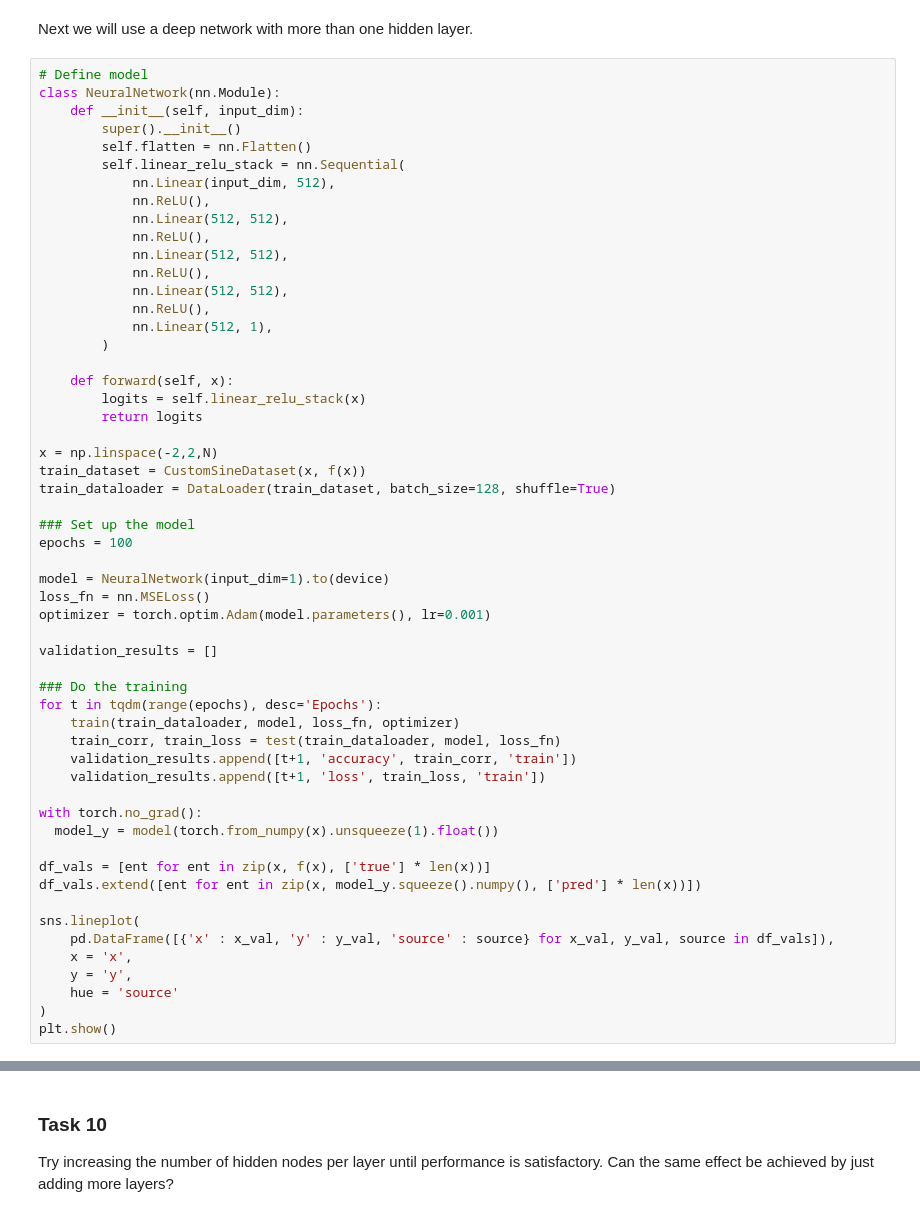
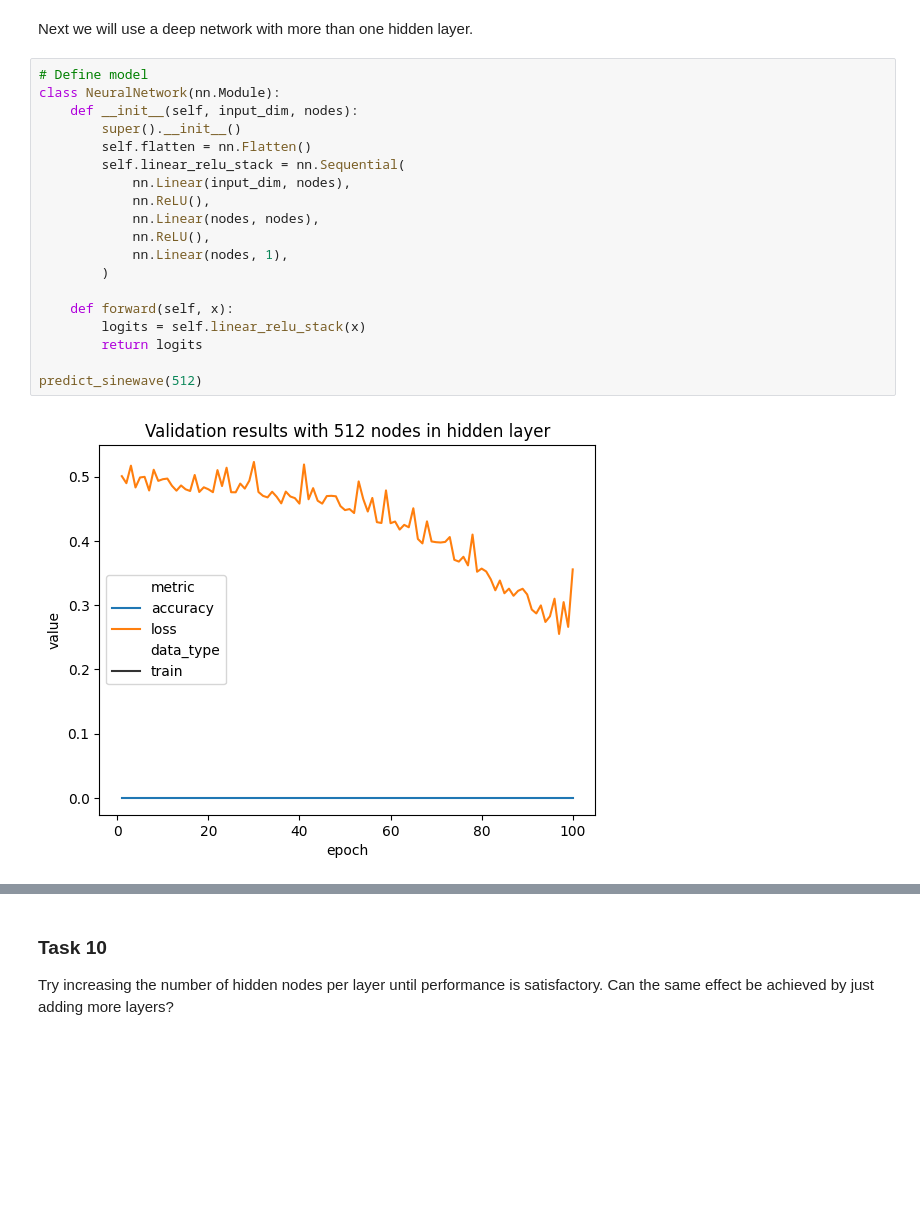
Before and after one commit to PaulimusPrime/TTT4185_Assignments, a Jupyter notebook: TTT4185_Assignment3.ipynb, the cells around one changed output, grey strips where cells are left out. Cells and saved outputs as stored; diff of their text form; blank space fills up the shorter version.

```diff
--- a/TTT4185_Assignment3.ipynb
+++ b/TTT4185_Assignment3.ipynb
@@ -823,58 +823,24 @@ running with 4096 nodes in hidden layer
 ... (10 outputs left out)
 # %% [markdown]
 Next we will use a deep network with more than one hidden layer.
-# %%
-# Define model
-class NeuralNetwork(nn.Module):
-    def __init__(self, input_dim):
-        super().__init__()
-        self.flatten = nn.Flatten()
-        self.linear_relu_stack = nn.Sequential(
-            nn.Linear(input_dim, 512),
-            nn.ReLU(),
-            nn.Linear(512, 512),
-            nn.ReLU(),
-            nn.Linear(512, 512),
-            nn.ReLU(),
-            nn.Linear(512, 512),
-            nn.ReLU(),
-            nn.Linear(512, 1),
-        )
-
-    def forward(self, x):
-        logits = self.linear_relu_stack(x)
-        return logits
-
-x = np.linspace(-2,2,N)
-train_dataset = CustomSineDataset(x, f(x))
-train_dataloader = DataLoader(train_dataset, batch_size=128, shuffle=True)
-
-### Set up the model
-epochs = 100
-
-model = NeuralNetwork(input_dim=1).to(device)
-loss_fn = nn.MSELoss()
-optimizer = torch.optim.Adam(model.parameters(), lr=0.001)
-
-validation_results = []
-
-### Do the training
-for t in tqdm(range(epochs), desc='Epochs'):
-    train(train_dataloader, model, loss_fn, optimizer)
-    train_corr, train_loss = test(train_dataloader, model, loss_fn)
-    validation_results.append([t+1, 'accuracy', train_corr, 'train'])
-    validation_results.append([t+1, 'loss', train_loss, 'train'])
-
-with torch.no_grad():
-  model_y = model(torch.from_numpy(x).unsqueeze(1).float())
-
-df_vals = [ent for ent in zip(x, f(x), ['true'] * len(x))]
-df_vals.extend([ent for ent in zip(x, model_y.squeeze().numpy(), ['pred'] * len(x))])
-
-sns.lineplot(
-    pd.DataFrame([{'x' : x_val, 'y' : y_val, 'source' : source} for x_val, y_val, source in df_vals]),
-    x = 'x',
-    y = 'y',
-    hue = 'source'
-)
-plt.show()
+# %%
+# Define model
+class NeuralNetwork(nn.Module):
+    def __init__(self, input_dim, nodes):
+        super().__init__()
+        self.flatten = nn.Flatten()
+        self.linear_relu_stack = nn.Sequential(
+            nn.Linear(input_dim, nodes),
+            nn.ReLU(),
+            nn.Linear(nodes, nodes),
+            nn.ReLU(),
+            nn.Linear(nodes, 1),
+        )
+
+    def forward(self, x):
+        logits = self.linear_relu_stack(x)
+        return logits
+
+predict_sinewave(512)
+# %% [output]
+[figure, added]
```
Also changed, not shown: parts of 18 cells of this notebook.
